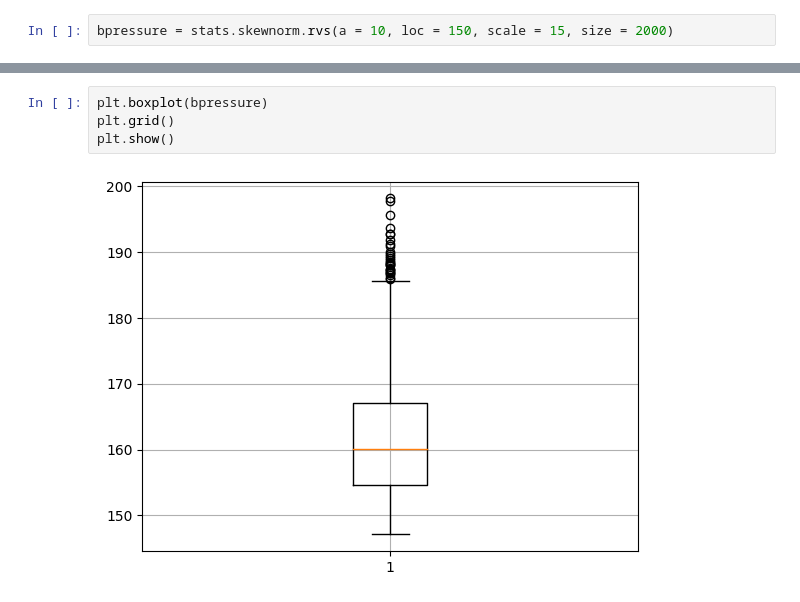
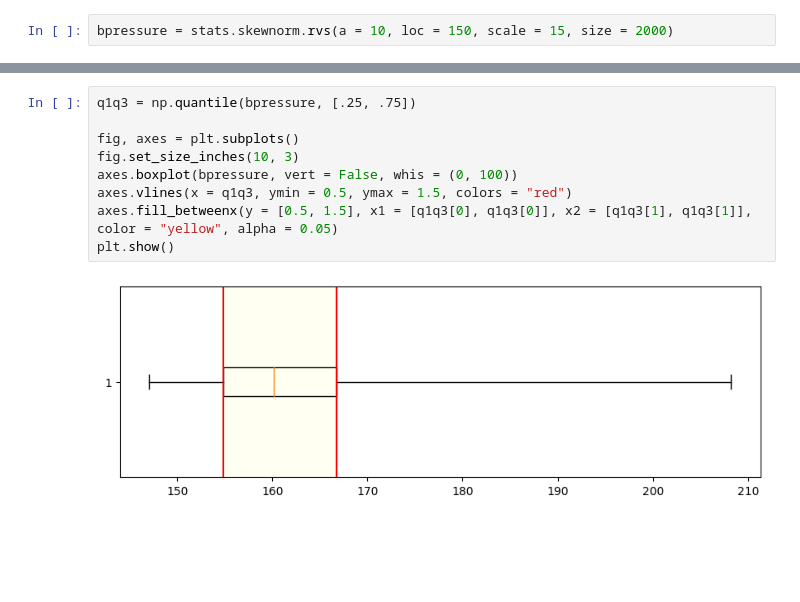
Before and after one commit to anoban/Understanding-and-Visualizing-Data-with-Python, a Jupyter notebook: anoban/Box plots.ipynb, the cells around one changed output, grey strips where cells are left out. Cells and saved outputs as stored; diff of their text form; blank space fills up the shorter version.

```diff
--- a/anoban/Box plots.ipynb
+++ b/anoban/Box plots.ipynb
@@ -43,6 +43,11 @@ plt.show()
 # %%
-plt.boxplot(bpressure)
-plt.grid()
+q1q3 = np.quantile(bpressure, [.25, .75])
+
+fig, axes = plt.subplots()
+fig.set_size_inches(10, 3)
+axes.boxplot(bpressure, vert = False, whis = (0, 100))
+axes.vlines(x = q1q3, ymin = 0.5, ymax = 1.5, colors = "red")
+axes.fill_betweenx(y = [0.5, 1.5], x1 = [q1q3[0], q1q3[0]], x2 = [q1q3[1], q1q3[1]], color = "yellow", alpha = 0.05)
 plt.show()
 # %% [output]
-[figure, old version]
+[figure, new version]
```
Also changed, not shown: parts of 3 cells of this notebook.
